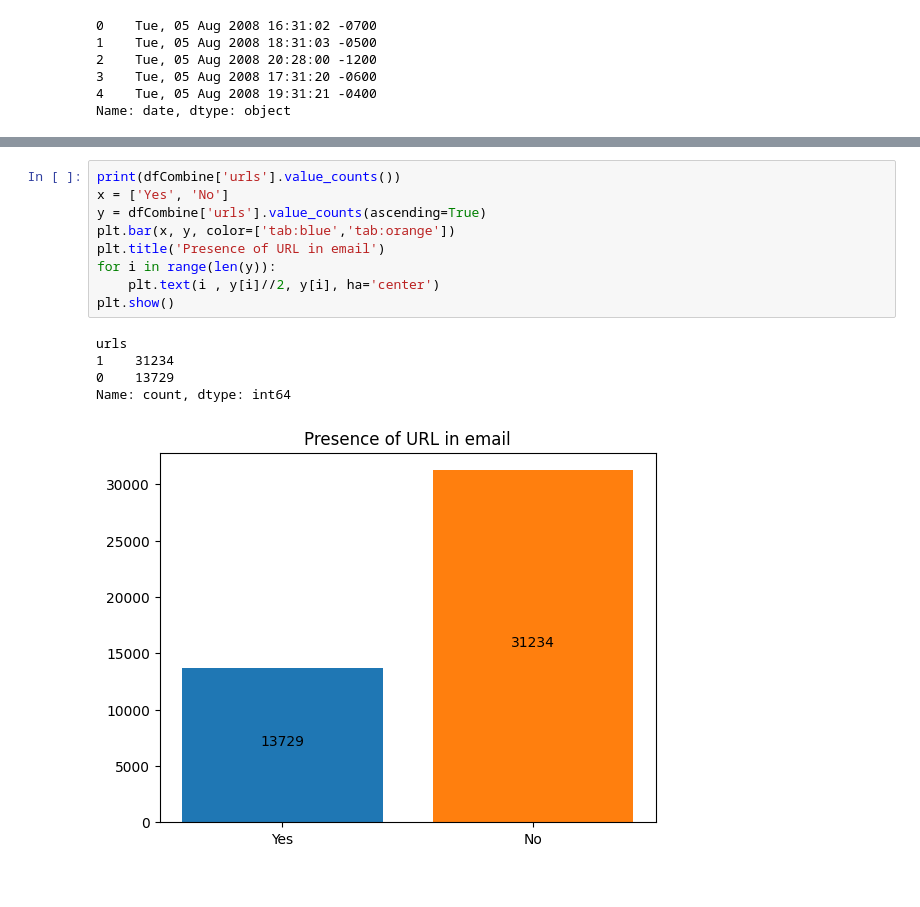
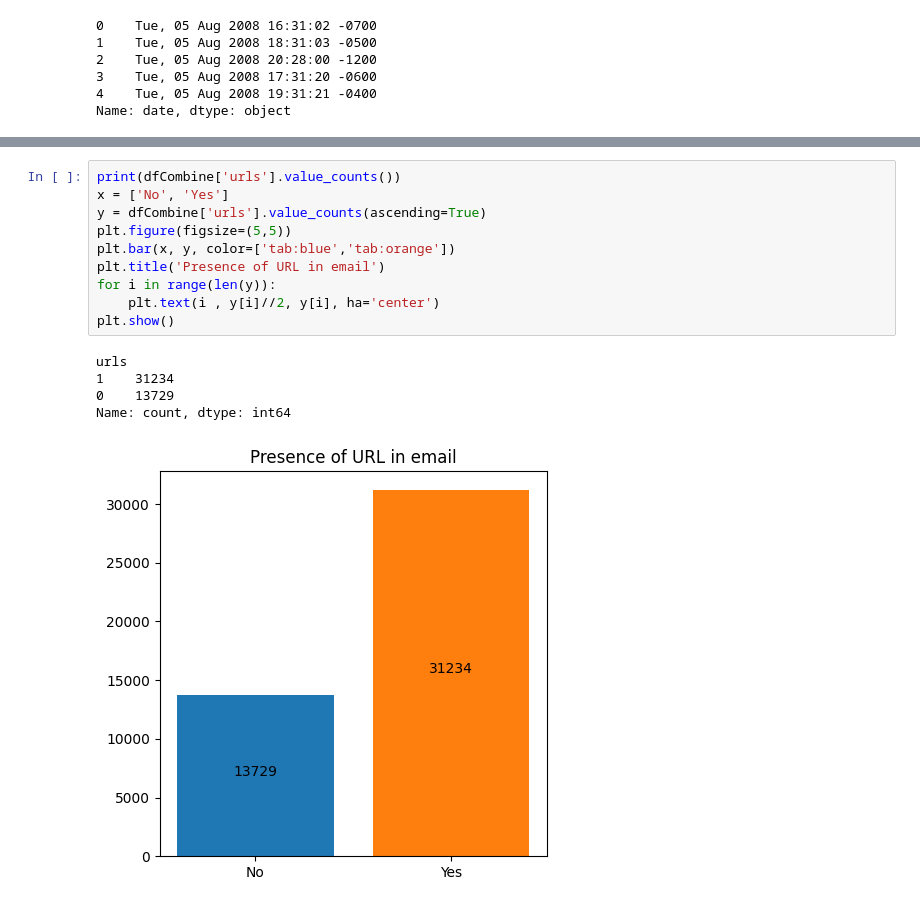
Before and after one commit to Sebastianng100/SIT-INF1002-PROG-FUNDS, a Jupyter notebook: Main/dataExploration.ipynb, the cells around one changed output, grey strips where cells are left out. Drawn from its saved outputs; the diff is of its cells as text.

```diff
--- a/Main/dataExploration.ipynb
+++ b/Main/dataExploration.ipynb
@@ -173,16 +173,17 @@ It combines the best of Creative Suite 3 Design Premium, Web Premium, and Produc
 Name: count, Length: 19615, dtype: int64
 # %%
 print(dfCombine['urls'].value_counts())
-x = ['Yes', 'No']
+x = ['No', 'Yes']
 y = dfCombine['urls'].value_counts(ascending=True)
+plt.figure(figsize=(5,5))
 plt.bar(x, y, color=['tab:blue','tab:orange'])
 plt.title('Presence of URL in email')
 for i in range(len(y)):
     plt.text(i , y[i]//2, y[i], ha='center')
 plt.show()
 # %% [output]
 urls
 1    31234
 0    13729
 Name: count, dtype: int64
-[figure, old version]
+[figure, new version]
```
Also changed, not shown: parts of 1 cell of this notebook.
